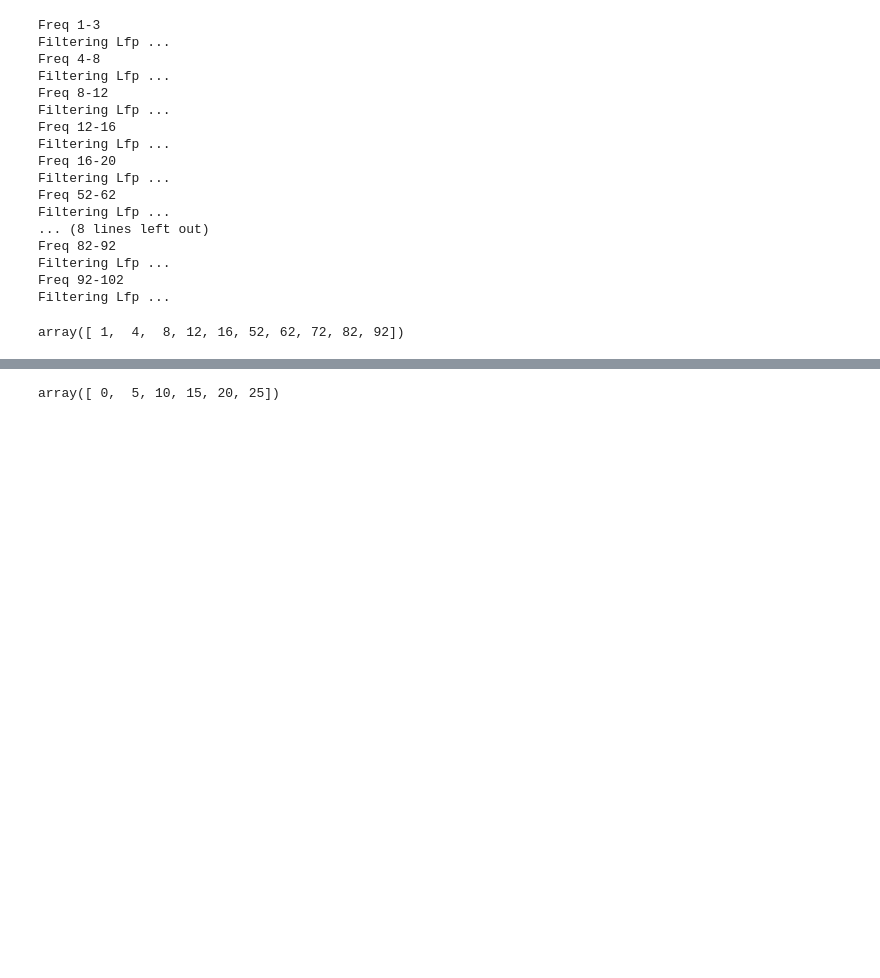
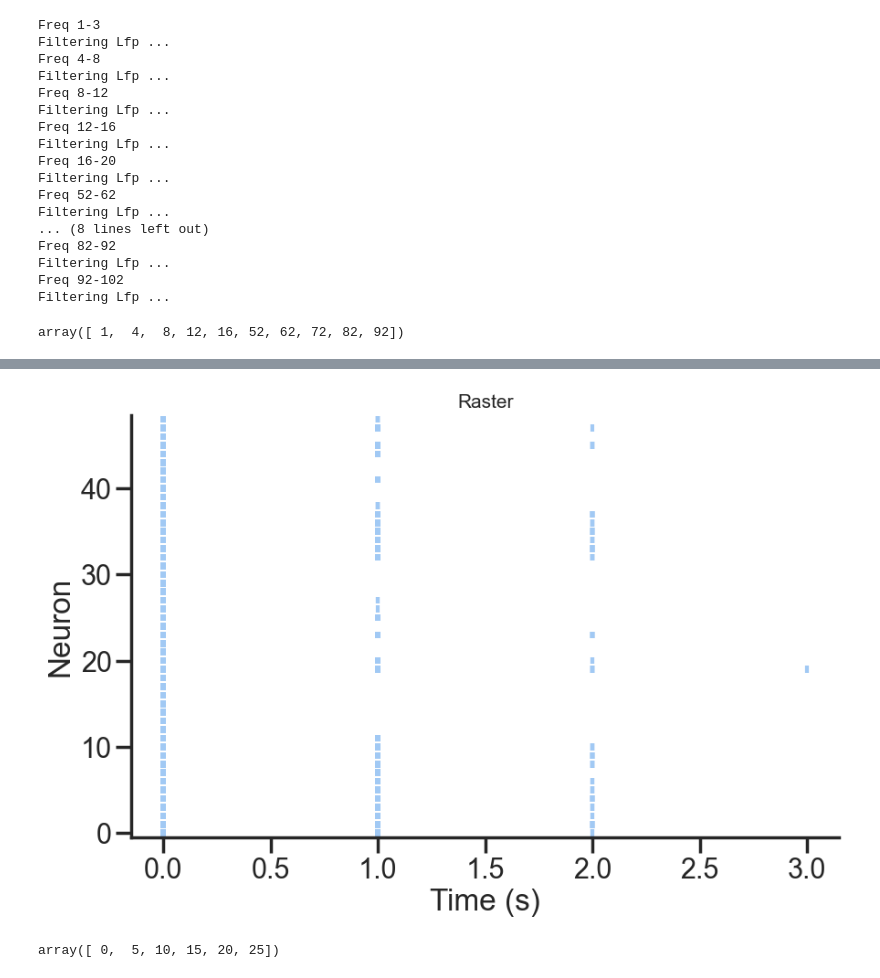
Before and after one commit to gdelfe/Ketamine_effects_on_the_brain, a Jupyter notebook: python/Place_cells_spike_analysis.ipynb, the cells around one changed output, grey strips where cells are left out. Drawn from its saved outputs; the diff is of its cells as text; code cells hidden in the pictures; blank space fills up the shorter version.

```diff
--- a/python/Place_cells_spike_analysis.ipynb
+++ b/python/Place_cells_spike_analysis.ipynb
@@ -636,0 +647,3 @@ for f in range(len(phase_B)):
+# %%
+spk_short = spk[0][1:50][0:1000]
+spk_short.shape[0]
@@ -637,3 +679,29 @@ for f in range(len(phase_B)):
+# %%
+nCells = spk_short.shape[0]
+
+# Create lists to hold the x and y values for the spikes
+spike_times_x = []
+spike_neurons_y = []
+
+
+# Plot all spikes at once
+plt.figure(figsize=(10, 6))
+plt.eventplot(spk_short[:,0:250*60], linelengths=0.8)
+
+# Set the limits and labels
+plt.ylim(-0.5, nCells - 0.5)
+plt.xlabel('Time (s)')
+plt.ylabel('Neuron')
+
+# Add y-ticks to show neuron numbers
+plt.yticks(np.arange(0,nCells,10))
+plt.yticks(np.arange(0,nCells,10))
+
+# Show the raster plot
+plt.title('Raster', fontsize=15)
+plt.show()
+# %% [output]
+[figure, added]
 # %%
 np.arange(0,len(bin_edges) - 1, 5)
 # %% [output]
```
Also changed, not shown: parts of 40 cells of this notebook, 5 other files.
